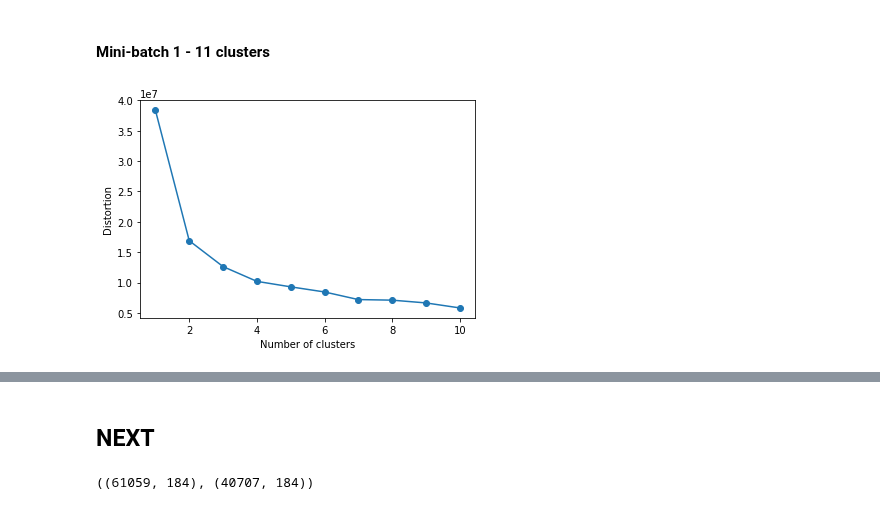
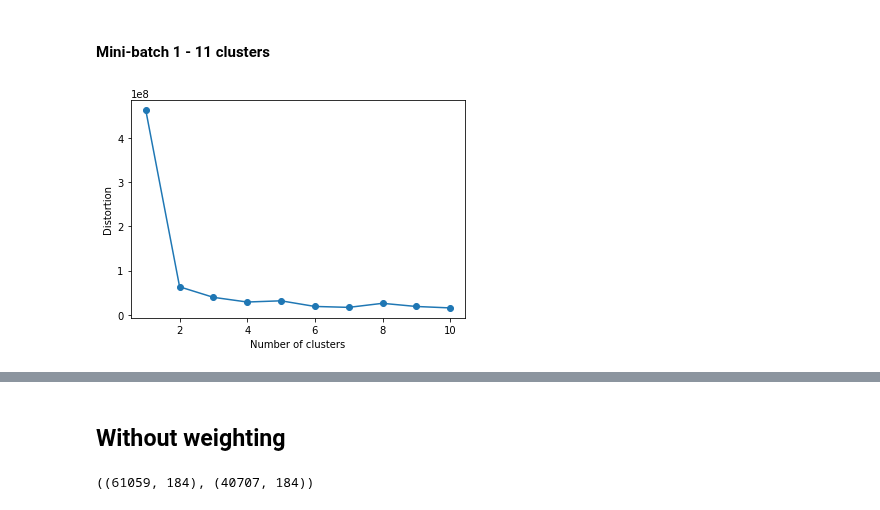
Before and after one commit to mltran2017/MSDS7331, a Jupyter notebook: notebook/Lab3/7331_ZG_KMeans.ipynb, the cells around one changed output, grey strips where cells are left out. Saved outputs shown, nothing was run; the diff lists cells and outputs as text; code cells hidden in the pictures.

Commit message:
Weighted the stuff before clustering

```diff
--- a/notebook/Lab3/7331_ZG_KMeans.ipynb
+++ b/notebook/Lab3/7331_ZG_KMeans.ipynb
@@ -60,9 +60,15 @@ df_zg_lcontinuous.columns = lcontinuous
 df_zg_medicines = df_zg[medicines]
 df_zg_response = df_zg[response]
 # %%
+#Make age ordinal
 for i in range(0, 10):
     val = "[" + str(i*10) + "-" + str((i+1)*10) + ")"
     df_zg_ordinal.loc[df_zg_ordinal['age'] == val, 'age'] = i
+
+#Gender: 1 = Female, 0 = Male
+df_zg_categorical.gender[df_zg_categorical.gender == 'Male'] = 0
+df_zg_categorical.gender[df_zg_categorical.gender == 'Female'] = 1
+df_zg_categorical["gender"] = df_zg_categorical["gender"].astype(int)
 # %%
 df_zg_categorical['admission_type_id'] = df_zg_categorical['admission_type_id'].astype(object)
 df_zg_categorical['discharge_disposition_id'] = df_zg_categorical['discharge_disposition_id'].astype(object)
@@ -88,5 +94,5 @@ Done
 # %%
-x_train, x_test, y_train, y_test = train_test_split(df_zg_hot_med_x, df_zg_y, test_size = 0.4, random_state = 7)
+x_train, x_test, y_train, y_test = train_test_split(df_zg_hot_x, df_zg_y, test_size = 0.4, random_state = 7)
 
 #Print out the shapes of the train/valid/test sets
 x_train.shape, x_test.shape
@@ -99,11 +107,12 @@ x_train.shape, x_test.shape
 # calculate distortion for a range of number of cluster
 distortions = []
 size = 11
-for i in range(1, le):
+weight = compute_sample_weight(class_weight='balanced', y=x_train)
+for i in range(1, size):
     kmeans = KMeans(
         n_clusters = i, init = 'random',
         n_init = 10, n_jobs = -1)
-    kmeans.fit(x_train)
+    kmeans.fit(x_train, sample_weight = weight)
     distortions.append(kmeans.inertia_)
 
 # plot
@@ -119,17 +128,18 @@ Wall time: 1min 18s
 # %%
 %%time
 # calculate distortion for a range of number of cluster
 distortions = []
 size = 11
-for i in range(1, le):
+weight = compute_sample_weight(class_weight='balanced', y=x_train)
+for i in range(1, size):
     kmeans = MiniBatchKMeans(n_clusters = i, batch_size = 10)
-    kmeans.fit(x_train)
+    kmeans.fit(x_train, sample_weight = weight)
     distortions.append(kmeans.inertia_)
 
 # plot
 plt.plot(range(1, size), distortions, marker = 'o')
 plt.xlabel('Number of clusters')
 plt.ylabel('Distortion')
 plt.show()
 # %% [output]
-[figure, old version]
+[figure, new version]
@@ -137,5 +147,5 @@ Wall time: 10.9 s
-# %% [markdown]
-## NEXT
+# %% [markdown]
+## Without weighting
 # %%
 x_train, x_test, y_train, y_test = train_test_split(df_zg_hot_x, df_zg_y, test_size = 0.4, random_state = 7)
 
```
Also changed, not shown: parts of 5 cells of this notebook.
